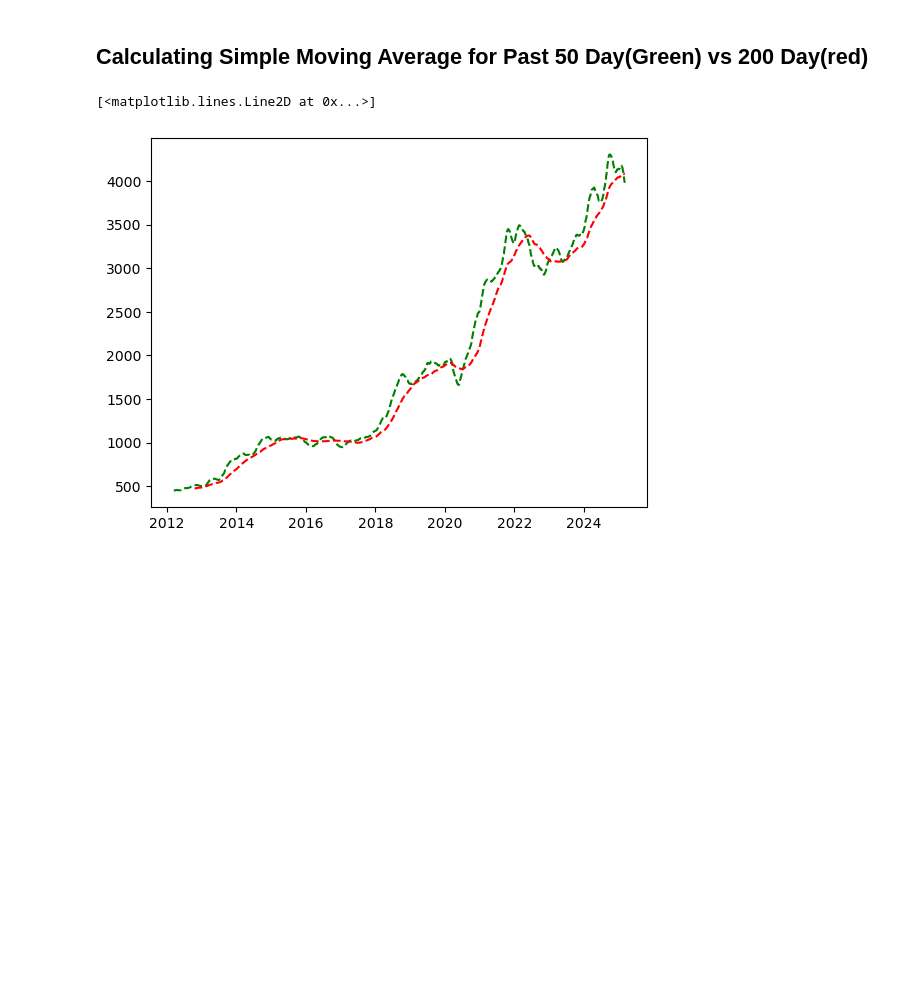
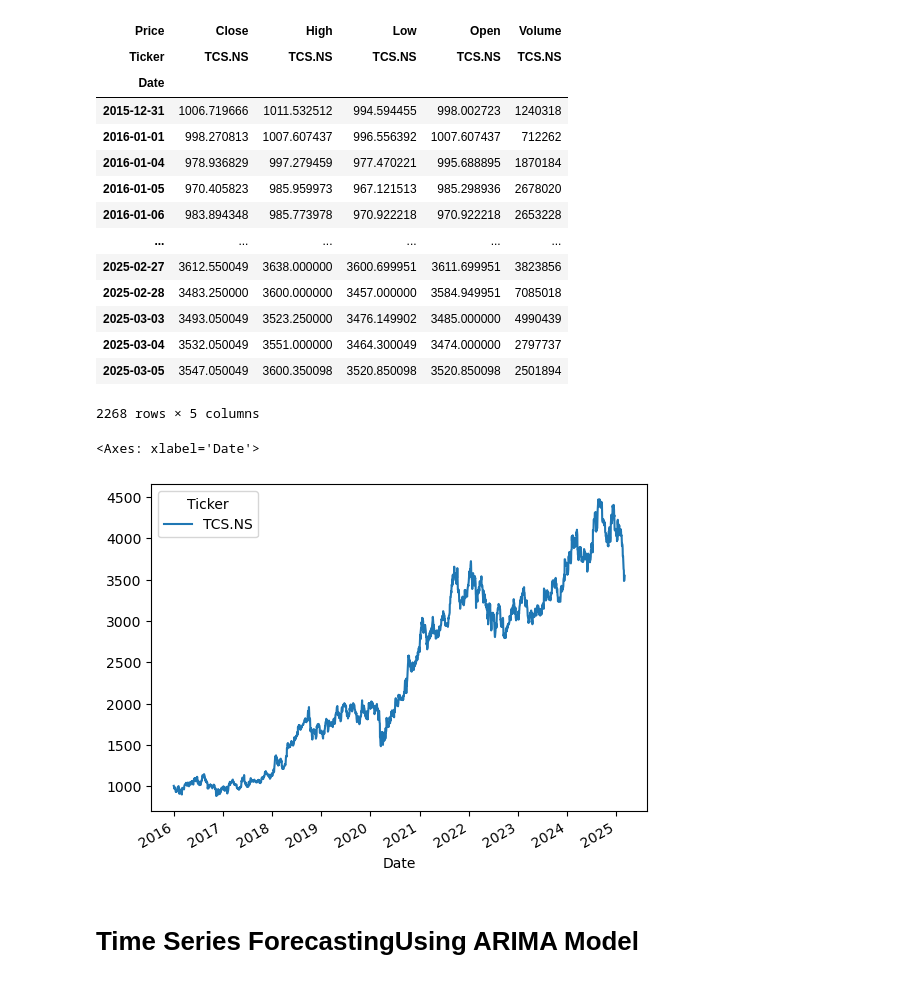
Before and after one commit to umairullah0905/Data-Science, a Jupyter notebook: TCS Stock Data/train.ipynb, the cells around one changed output. Drawn from its saved outputs; the diff is of its cells as text; code cells hidden in the pictures; blank space fills up the shorter version.

```diff
--- a/TCS Stock Data/train.ipynb
+++ b/TCS Stock Data/train.ipynb
@@ -70,9 +0,0 @@ df["SMA_200"] = df["Close"].rolling(window=200).mean()
-# %% [markdown]
-<h2>Calculating Simple Moving Average for Past 50 Day(Green) vs 200 Day(red)</h2>
-# %%
-# plt.plot(df["Close"], label="Close Price", color="blue")
-plt.plot(df["SMA_50"], label="50 day average", color="green", linestyle="dashed")
-plt.plot(df["SMA_200"], label="200 day average", color="red", linestyle="dashed")
-# %% [output]
-[<matplotlib.lines.Line2D at 0x...>]
-[figure, removed]
@@ -78,0 +16,30 @@ plt.plot(df["SMA_200"], label="200 day average", color="red", linestyle="dashed"
+# %%
+stockdata = yf.download(
+    "TCS.NS",
+    start = "2015-12-31",
+    end = "2025-3-6",
+    progress = False
+)
+# %%
+display(stockdata)
+stockdata.Close.plot()
+# %% [output]
+| Price | Close | High | Low | Open | Volume |
+| Ticker | TCS.NS | TCS.NS | TCS.NS | TCS.NS | TCS.NS |
+| Date |  |  |  |  |  |
+| 2015-12-31 | 1006.719666 | 1011.532512 | 994.594455 | 998.002723 | 1240318 |
+| 2016-01-01 | 998.270813 | 1007.607437 | 996.556392 | 1007.607437 | 712262 |
+| 2016-01-04 | 978.936829 | 997.279459 | 977.470221 | 995.688895 | 1870184 |
+| 2016-01-05 | 970.405823 | 985.959973 | 967.121513 | 985.298936 | 2678020 |
+| 2016-01-06 | 983.894348 | 985.773978 | 970.922218 | 970.922218 | 2653228 |
+| ... | ... | ... | ... | ... | ... |
+| 2025-02-27 | 3612.550049 | 3638.000000 | 3600.699951 | 3611.699951 | 3823856 |
+| 2025-02-28 | 3483.250000 | 3600.000000 | 3457.000000 | 3584.949951 | 7085018 |
+| 2025-03-03 | 3493.050049 | 3523.250000 | 3476.149902 | 3485.000000 | 4990439 |
+| 2025-03-04 | 3532.050049 | 3551.000000 | 3464.300049 | 3474.000000 | 2797737 |
+| 2025-03-05 | 3547.050049 | 3600.350098 | 3520.850098 | 3520.850098 | 2501894 |
+2268 rows × 5 columns
+<Axes: xlabel='Date'>
+[figure, added]
+# %% [markdown]
+<h1>Time Series ForecastingUsing ARIMA Model</h2>
```
Also changed, not shown: parts of 36 cells of this notebook, 2 other files.
